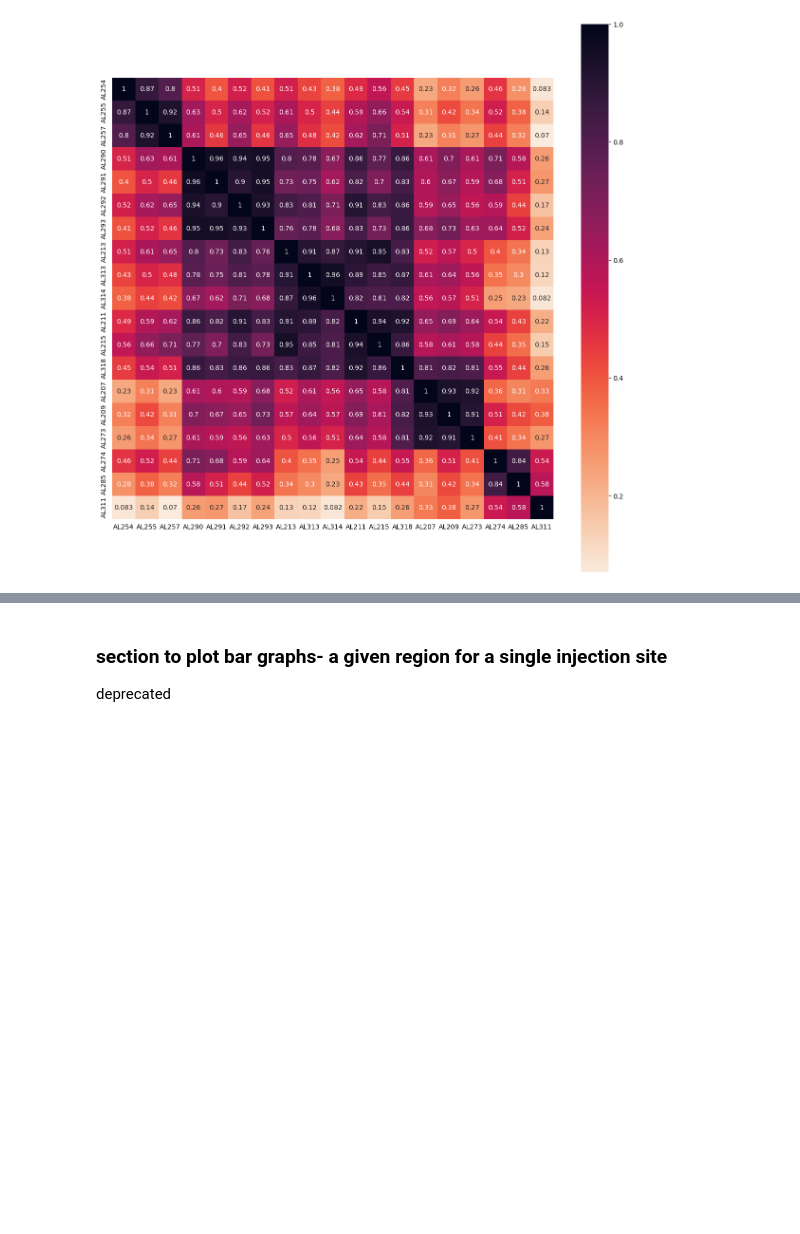
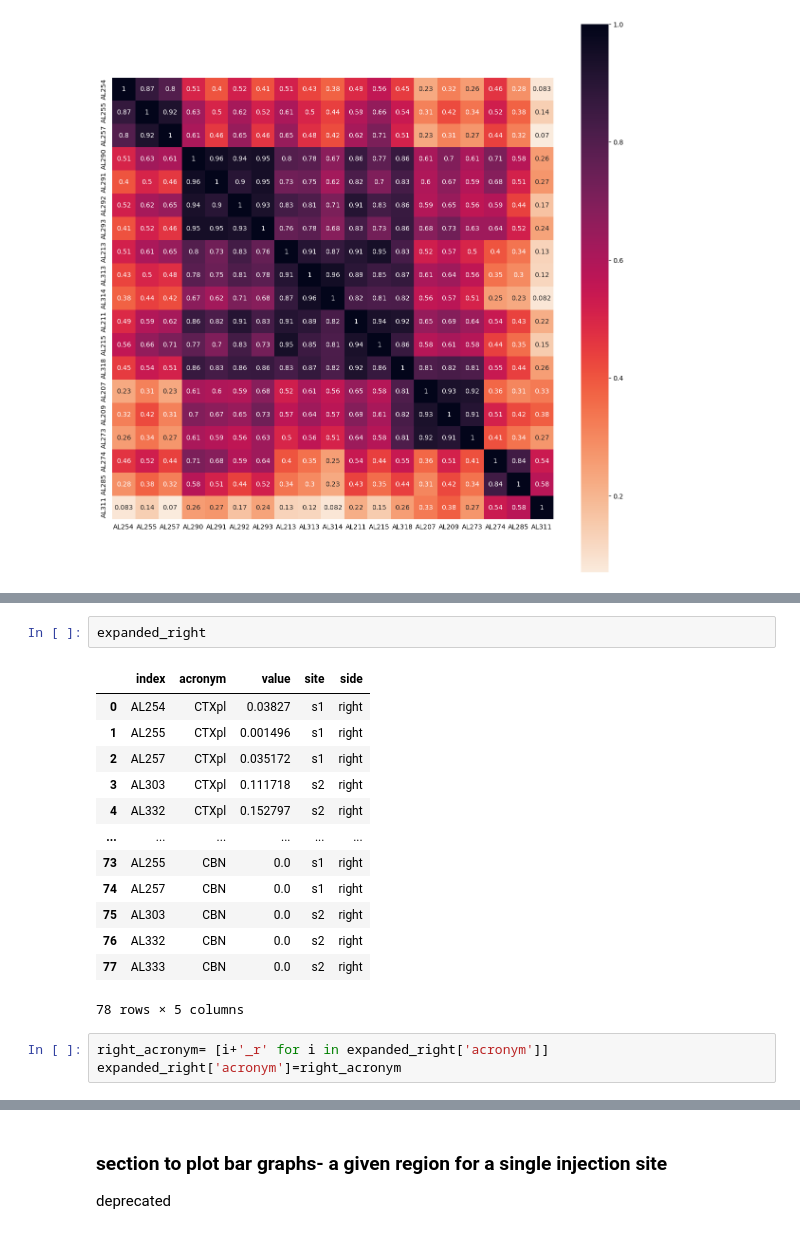
Before and after one commit to YANQI-LIU/Image_Registration, a Jupyter notebook: plotting_sns.ipynb, the cells around one changed output, grey strips where cells are left out. Saved outputs shown, nothing was run; the diff lists cells and outputs as text; blank space fills up the shorter version.

```diff
--- a/plotting_sns.ipynb
+++ b/plotting_sns.ipynb
@@ -686,0 +961,19 @@ plt.show()
+# %%
+expanded_right
+# %% [output]
+|  | index | acronym | value | site | side |
+| 0 | AL254 | CTXpl | 0.03827 | s1 | right |
+| 1 | AL255 | CTXpl | 0.001496 | s1 | right |
+| 2 | AL257 | CTXpl | 0.035172 | s1 | right |
+| 3 | AL303 | CTXpl | 0.111718 | s2 | right |
+| 4 | AL332 | CTXpl | 0.152797 | s2 | right |
+| ... | ... | ... | ... | ... | ... |
+| 73 | AL255 | CBN | 0.0 | s1 | right |
+| 74 | AL257 | CBN | 0.0 | s1 | right |
+| 75 | AL303 | CBN | 0.0 | s2 | right |
+| 76 | AL332 | CBN | 0.0 | s2 | right |
+| 77 | AL333 | CBN | 0.0 | s2 | right |
+78 rows × 5 columns
+# %%
+right_acronym= [i+'_r' for i in expanded_right['acronym']]
+expanded_right['acronym']=right_acronym
```
Also changed, not shown: parts of 18 cells of this notebook.
